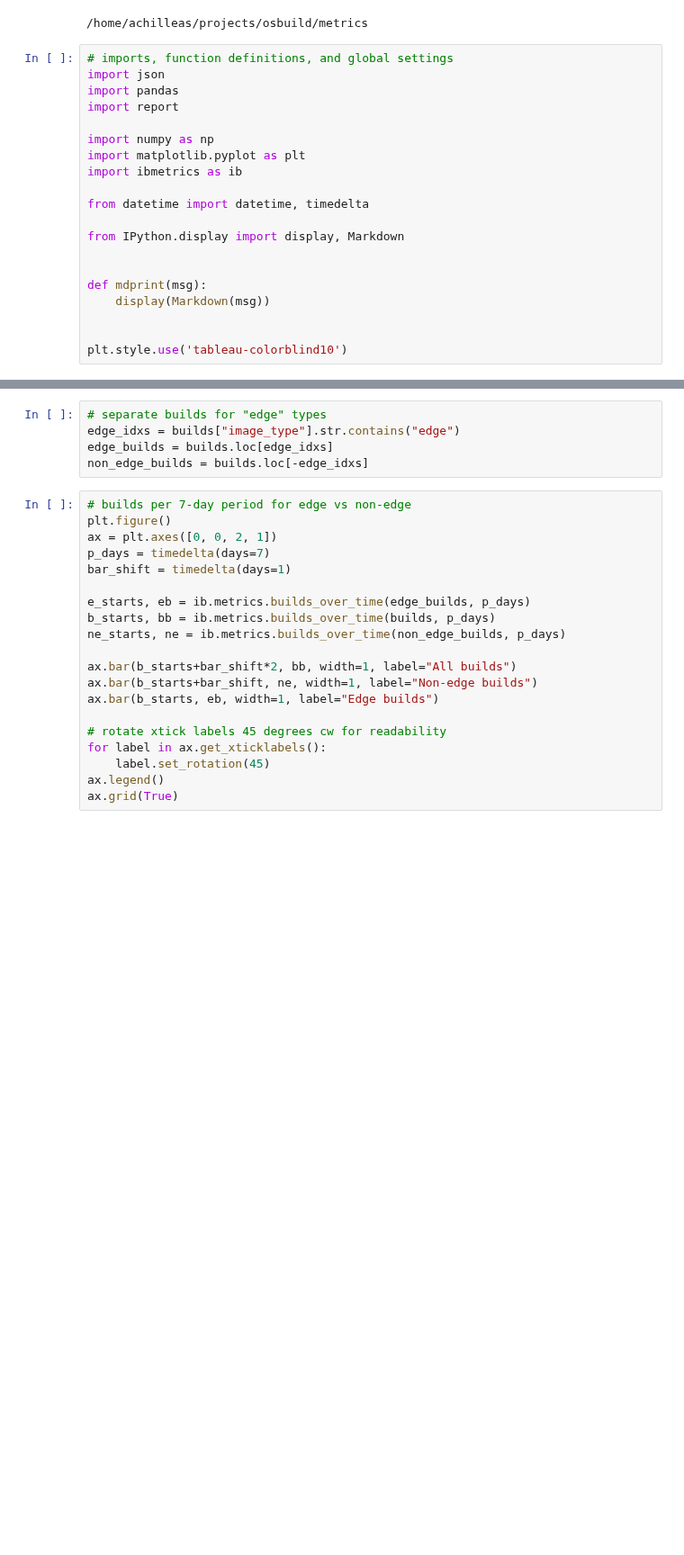
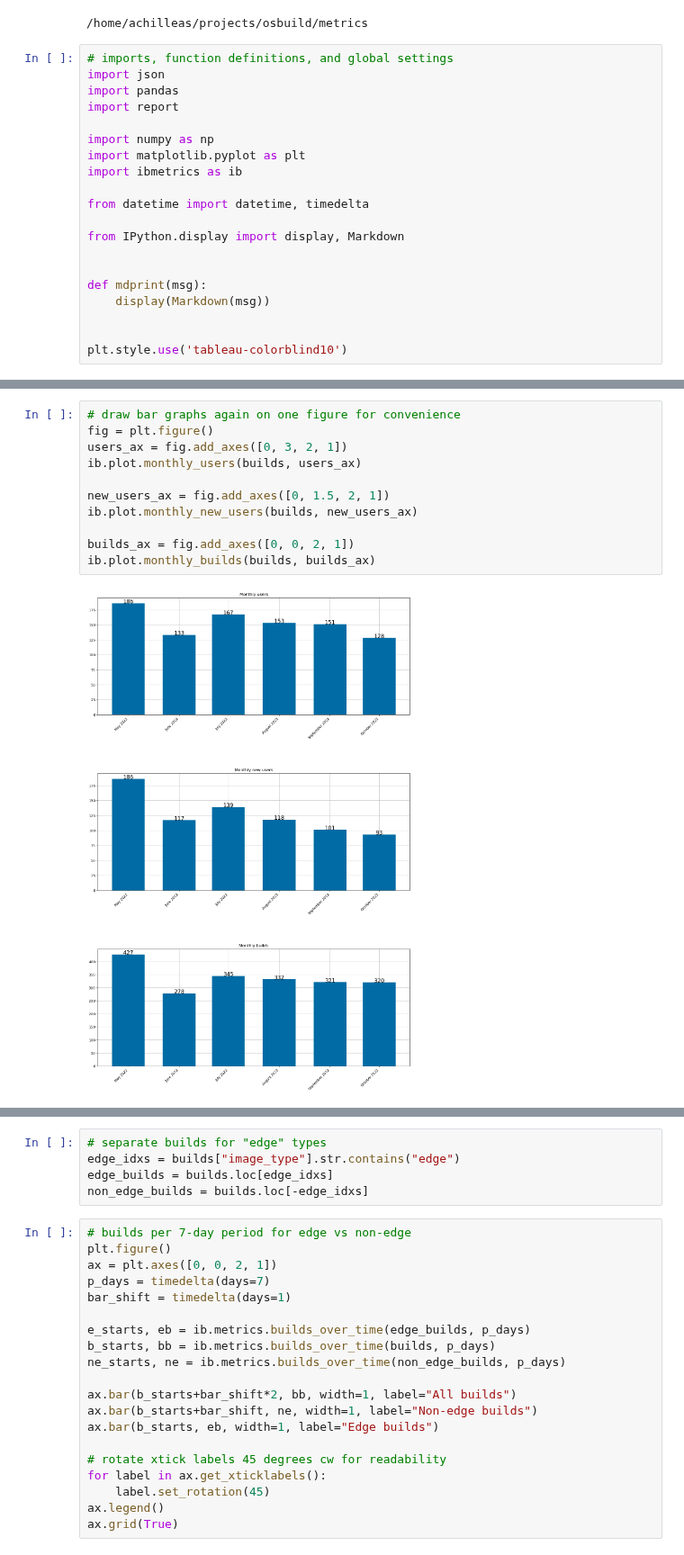
Before and after one commit to osbuild/metrics, a Jupyter notebook: notebooks/explore.ipynb, the cells around one changed output, grey strips where cells are left out. Shown at 90% size. Cells and saved outputs as stored; diff of their text form; blank space fills up the shorter version.

```diff
--- a/notebooks/explore.ipynb
+++ b/notebooks/explore.ipynb
@@ -75,0 +76,13 @@ Text(0.5, 1.0, 'Footprints')
+# %%
+# draw bar graphs again on one figure for convenience
+fig = plt.figure()
+users_ax = fig.add_axes([0, 3, 2, 1])
+ib.plot.monthly_users(builds, users_ax)
+
+new_users_ax = fig.add_axes([0, 1.5, 2, 1])
+ib.plot.monthly_new_users(builds, new_users_ax)
+
+builds_ax = fig.add_axes([0, 0, 2, 1])
+ib.plot.monthly_builds(builds, builds_ax)
+# %% [output]
+[figure, added]
```
Also changed, not shown: parts of 16 cells of this notebook, 1 other file.
